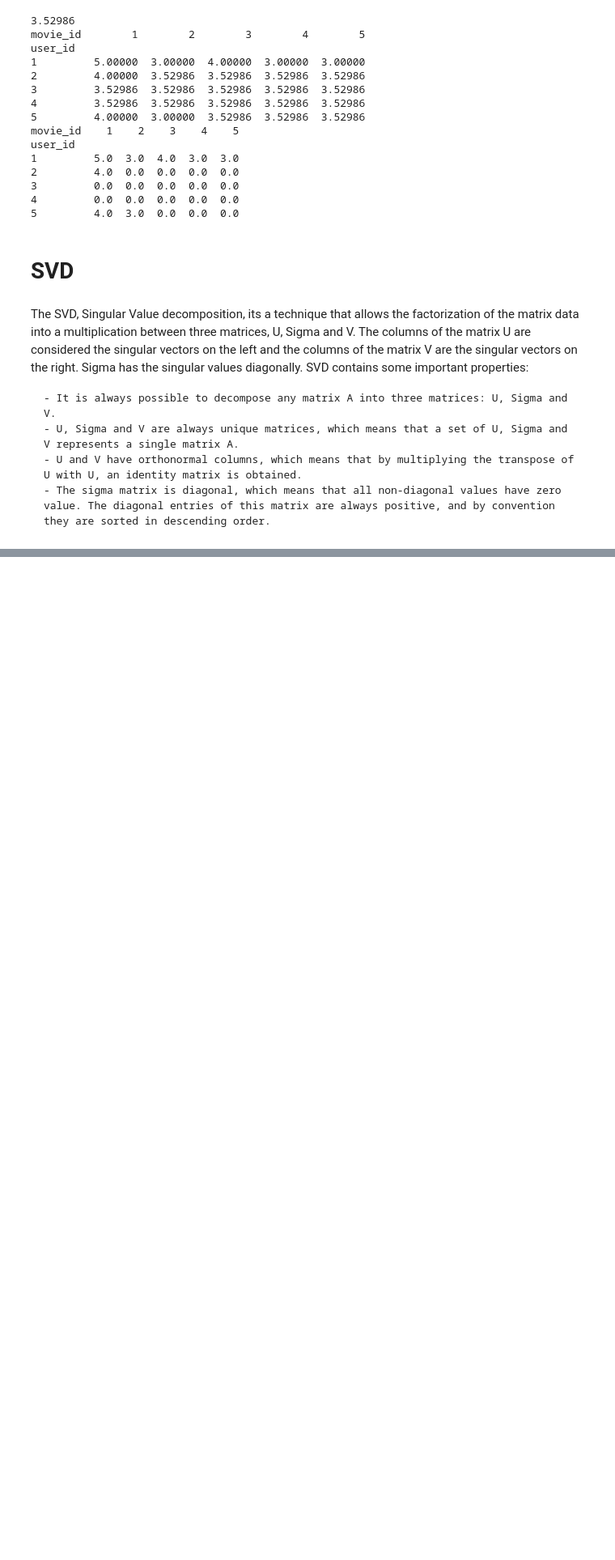
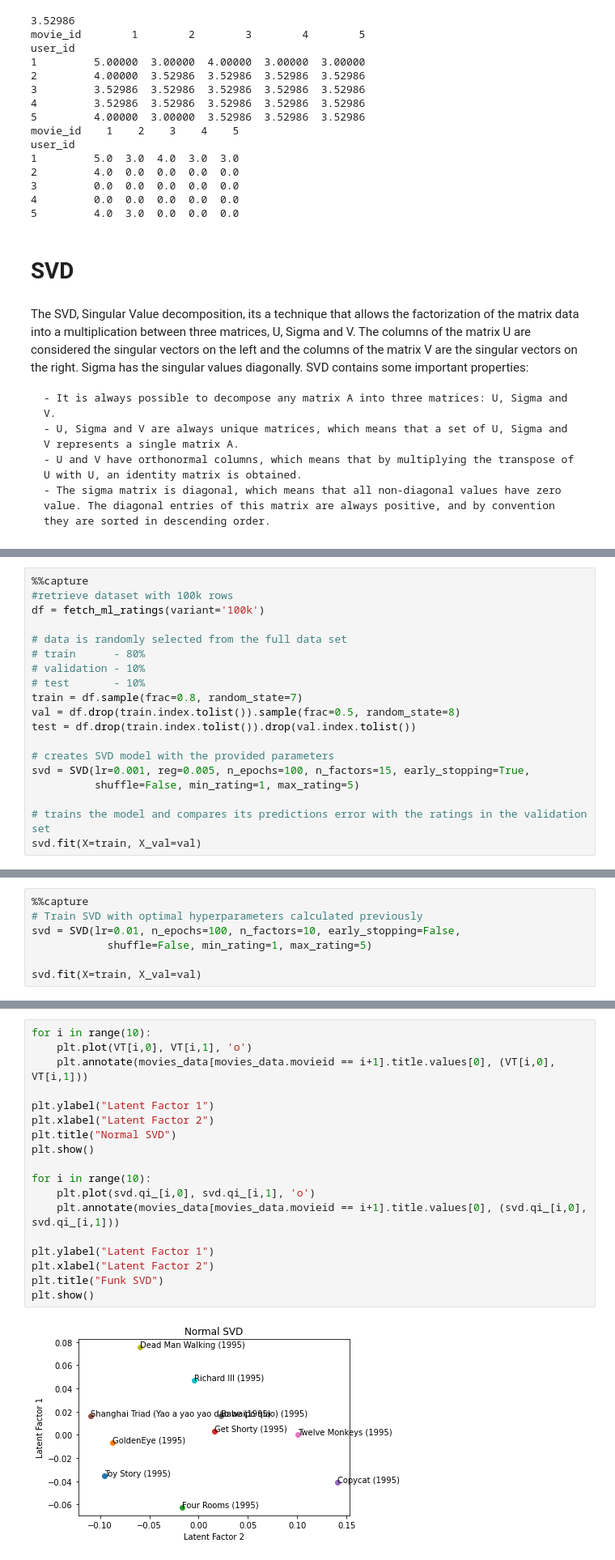
Before and after one commit to PFig420/ED_Movie_Recommender_Similarity, a Jupyter notebook: RecomendationSystem.ipynb, the cells around one changed output, grey strips where cells are left out. Shown at 81% size. Saved outputs shown, nothing was run; the diff lists cells and outputs as text; blank space fills up the shorter version.

```diff
--- a/RecomendationSystem.ipynb
+++ b/RecomendationSystem.ipynb
@@ -166,0 +207,19 @@ S:             0
+# %%
+%%capture
+#retrieve dataset with 100k rows
+df = fetch_ml_ratings(variant='100k')
+
+# data is randomly selected from the full data set
+# train      - 80%
+# validation - 10%
+# test       - 10%
+train = df.sample(frac=0.8, random_state=7)
+val = df.drop(train.index.tolist()).sample(frac=0.5, random_state=8)
+test = df.drop(train.index.tolist()).drop(val.index.tolist())
+
+# creates SVD model with the provided parameters
+svd = SVD(lr=0.001, reg=0.005, n_epochs=100, n_factors=15, early_stopping=True,
+          shuffle=False, min_rating=1, max_rating=5)
+
+# trains the model and compares its predictions error with the ratings in the validation set
+svd.fit(X=train, X_val=val)
@@ -166,0 +296,7 @@ S:             0
+# %%
+%%capture
+# Train SVD with optimal hyperparameters calculated previously
+svd = SVD(lr=0.01, n_epochs=100, n_factors=10, early_stopping=False,
+			shuffle=False, min_rating=1, max_rating=5)
+
+svd.fit(X=train, X_val=val)
@@ -166,0 +443,20 @@ S:             0
+# %%
+for i in range(10):
+	plt.plot(VT[i,0], VT[i,1], 'o')
+	plt.annotate(movies_data[movies_data.movieid == i+1].title.values[0], (VT[i,0], VT[i,1]))
+
+plt.ylabel("Latent Factor 1")
+plt.xlabel("Latent Factor 2")
+plt.title("Normal SVD")
+plt.show()
+
+for i in range(10):
+	plt.plot(svd.qi_[i,0], svd.qi_[i,1], 'o')
+	plt.annotate(movies_data[movies_data.movieid == i+1].title.values[0], (svd.qi_[i,0], svd.qi_[i,1]))
+
+plt.ylabel("Latent Factor 1")
+plt.xlabel("Latent Factor 2")
+plt.title("Funk SVD")
+plt.show()
+# %% [output]
+[figure, added]
```
Also changed, not shown: parts of 27 cells of this notebook.
